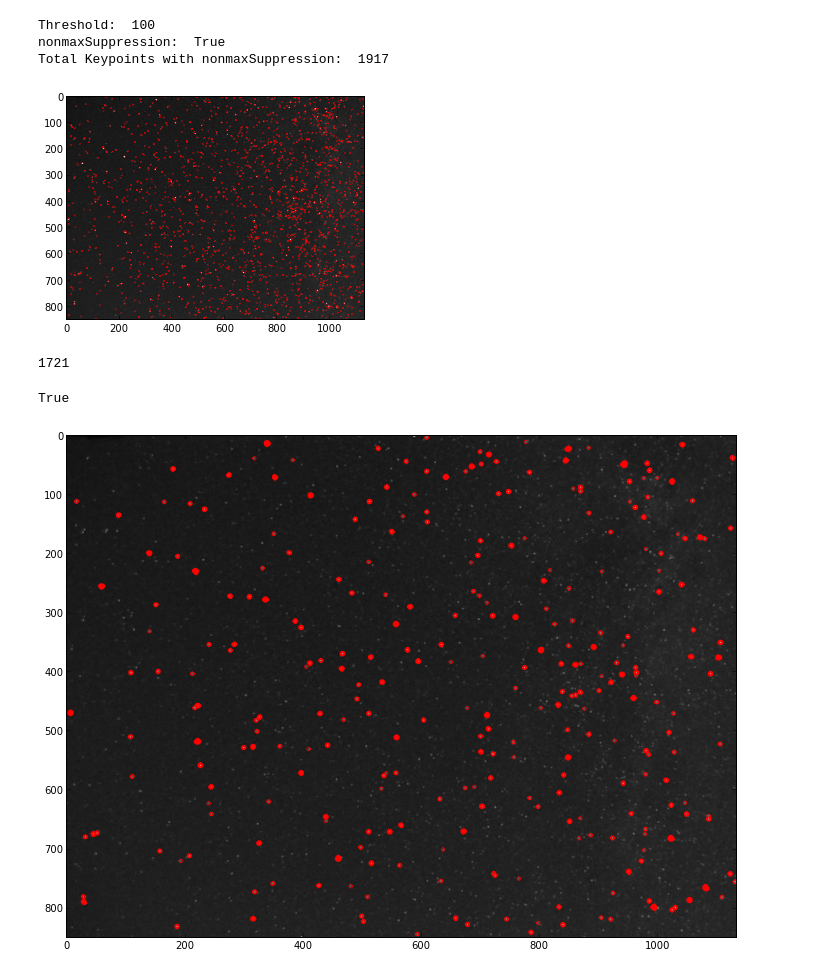
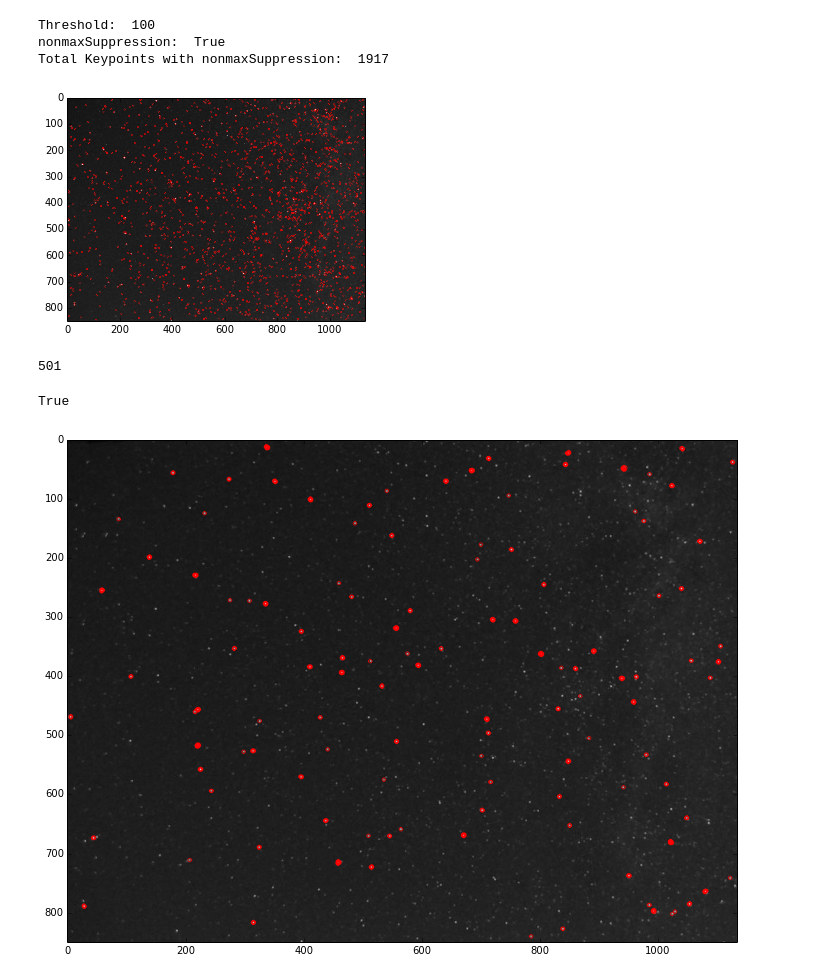
Before and after one commit to pisat/startracker, a Jupyter notebook: starTracker.ipynb, the cells around one changed output. Cells and saved outputs as stored; diff of their text form; code cells hidden in the pictures.

```diff
--- a/starTracker.ipynb
+++ b/starTracker.ipynb
@@ -10,13 +10,13 @@ import cv2
 from matplotlib import pyplot as plt
 
 img = cv2.imread('star.jpg',0)
-
+img_spare = img
 # Initiate FAST object with default values
 fast = cv2.FastFeatureDetector()
 
 # find and draw the keypoints
 kp = fast.detect(img,None)
-img2 = cv2.drawKeypoints(img, kp, color=(255,0,0))
+img2 = cv2.drawKeypoints(img, kp, img_spare, color=(255,0,0))
 plt.imshow(img2)
 # Print all default params
 fast.setInt('threshold',100)
@@ -28,37 +28,37 @@ print "Total Keypoints with nonmaxSuppression: ", len(kp)
 Threshold:  100
 nonmaxSuppression:  True
 Total Keypoints with nonmaxSuppression:  1917
-[figure, old version]
+[figure, new version]
 # %%
 cv2.imwrite('fast_true.png',img2)
 thresh = 70
 # Disable nonmaxSuppression
 fast.setBool('nonmaxSuppression',0)
 while len(kp) > 500:
 
     fast.setInt('threshold',thresh)
     #print "Threshold: ", fast.getInt('threshold')
 
     kp = fast.detect(img,None)
     #print "Total Keypoints without nonmaxSuppression: ", len(kp)
     thresh += 10
 while len(kp) < 500:
 
     fast.setInt('threshold',thresh)
     #print "Threshold: ", fast.getInt('threshold')
 
     kp = fast.detect(img,None)
     #print "Total Keypoints without nonmaxSuppression: ", len(kp)
     thresh -= 1
 print len(kp)
-img3 = cv2.drawKeypoints(img, kp, color=(255,0,0))
+img3 = cv2.drawKeypoints(img, kp, img_spare, color=(255,0,0))
 plt.figure(figsize=(12,12))
 plt.imshow(img3)
 cv2.imwrite('fast_false.png',img3)
 # %% [output]
-1721
+501
 True
-[figure, old version]
+[figure, new version]
 # %%
 newkp = []
 flag = False
```
Also changed, not shown: parts of 1 cell of this notebook, 11 other files.
